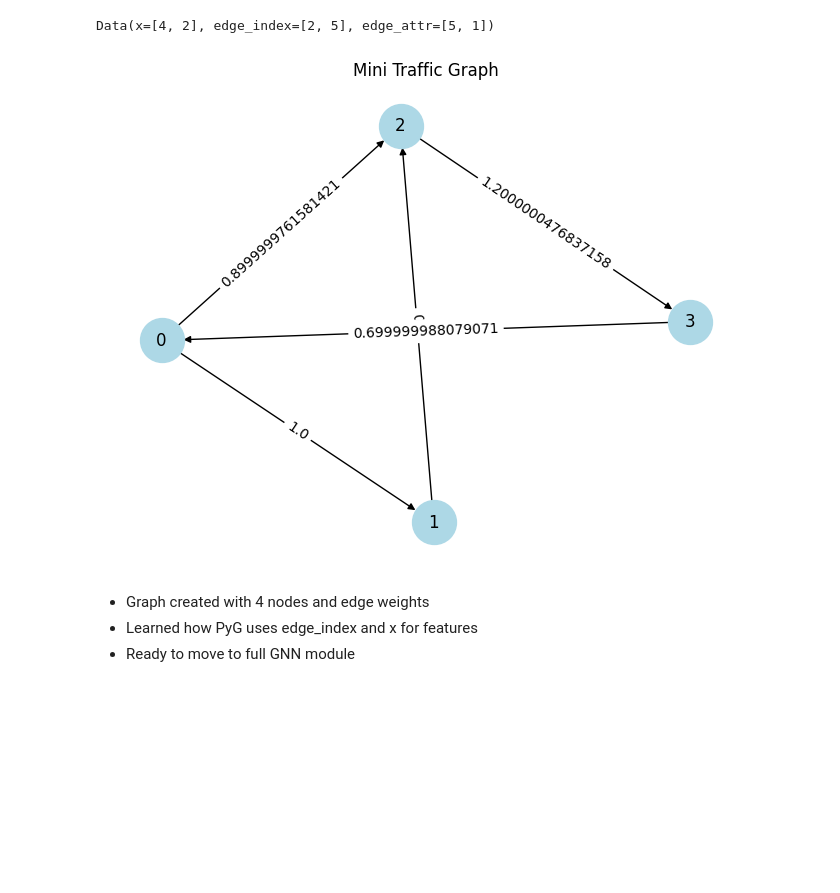
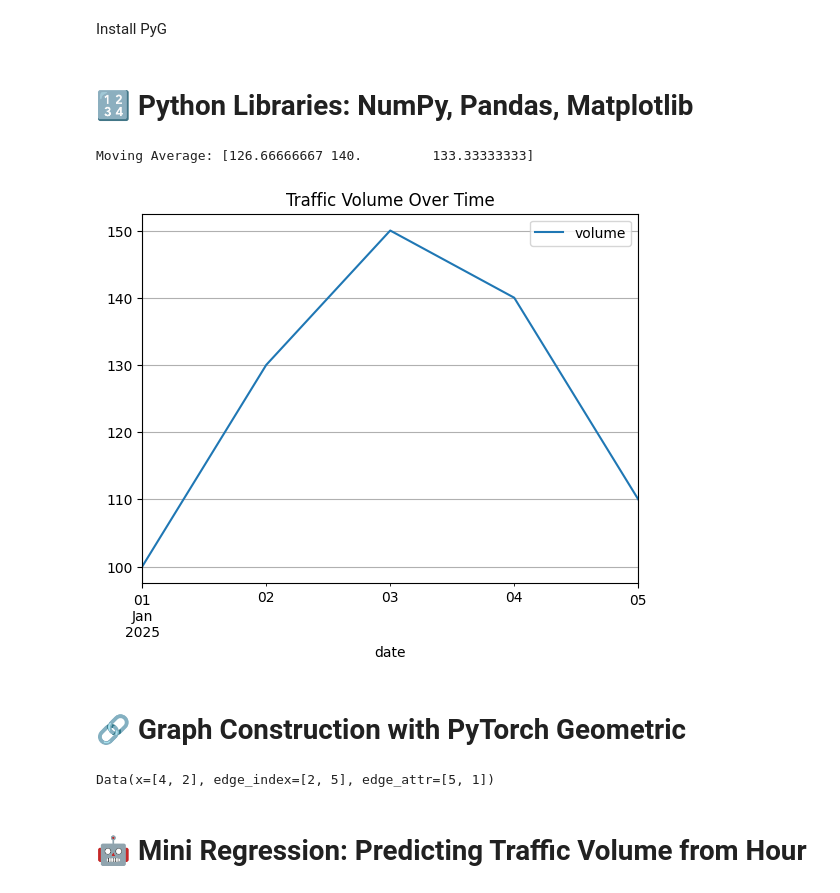
Before and after one commit to Abidullha/ReX-GNN, a Jupyter notebook: ReX_GNN_Setup.ipynb, the cells around one changed output. Saved outputs shown, nothing was run; the diff lists cells and outputs as text; code cells hidden in the pictures; blank space fills up the shorter version.

Commit message:
Update with ML regression demo + notes

```diff
--- a/ReX_GNN_Setup.ipynb
+++ b/ReX_GNN_Setup.ipynb
@@ -43,0 +12,2 @@ Requirement already satisfied: certifi>=2017.4.17 in /usr/local/lib/python3.11/d
+# %% [markdown]
+Install PyG
@@ -44 +17,25 @@ Requirement already satisfied: certifi>=2017.4.17 in /usr/local/lib/python3.11/d
+# %% [markdown]
+# 🔢 Python Libraries: NumPy, Pandas, Matplotlib
+# %%
+import numpy as np
+import pandas as pd
+import matplotlib.pyplot as plt
+
+traffic = np.array([100, 130, 150, 140, 110])
+moving_avg = np.convolve(traffic, np.ones(3)/3, mode='valid')
+print("Moving Average:", moving_avg)
+# %% [output]
+Moving Average: [126.66666667 140.         133.33333333]
+# %%
+# Time-series plot
+dates = pd.date_range("2025-01-01", periods=5)
+df = pd.DataFrame({'date': dates, 'volume': traffic}).set_index('date')
+df.plot()
+plt.title("Traffic Volume Over Time")
+plt.grid(True)
+plt.show()
+# %% [output]
+[figure, added]
+# %% [markdown]
+# 🔗 Graph Construction with PyTorch Geometric
 # %%
@@ -74,25 +49,5 @@ graph = Data(x=x, edge_index=edge_index, edge_attr=edge_attr)
 print(graph)
 # %% [output]
 Data(x=[4, 2], edge_index=[2, 5], edge_attr=[5, 1])
-# %%
-import networkx as nx
-import matplotlib.pyplot as plt
-
-G = nx.DiGraph()
-edges = edge_index.t().tolist()
-
-for i, (src, dst) in enumerate(edges):
-    G.add_edge(src, dst, weight=edge_attr[i].item())
-
-pos = nx.spring_layout(G, seed=42)
-nx.draw(G, pos, with_labels=True, node_color='lightblue', node_size=1000, arrows=True)
-labels = nx.get_edge_attributes(G, 'weight')
-nx.draw_networkx_edge_labels(G, pos, edge_labels=labels)
-plt.title("Mini Traffic Graph")
-plt.show()
-# %% [output]
-[figure, removed]
-# %% [markdown]
-- Graph created with 4 nodes and edge weights
-- Learned how PyG uses edge_index and x for features
-- Ready to move to full GNN module
+# %% [markdown]
+# 🤖 Mini Regression: Predicting Traffic Volume from Hour
```
Also changed, not shown: parts of 8 cells of this notebook.
